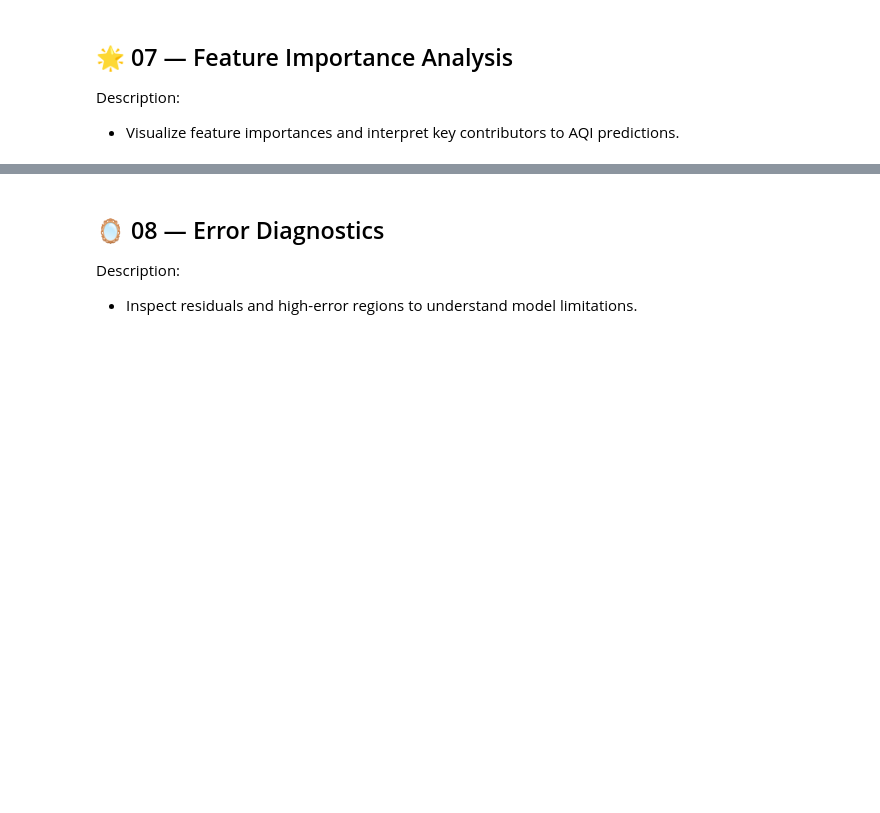
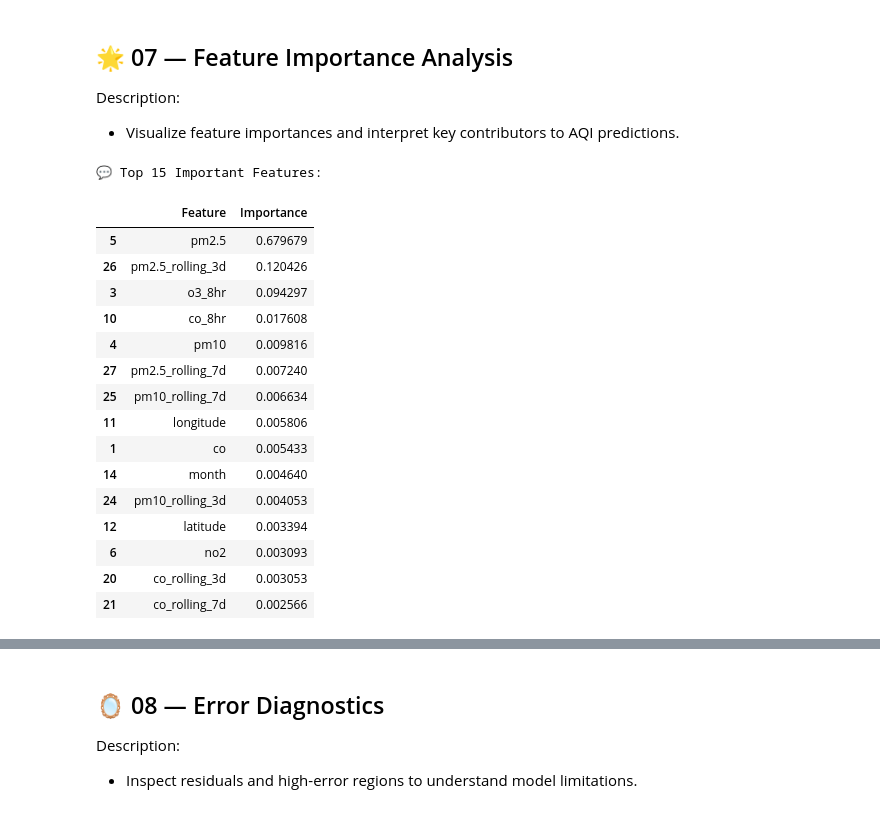
Before and after one commit to chgwyellow/air_pollution_analysis, a Jupyter notebook: notebook/04_nonlinear_modeling.ipynb, the cells around one changed output, grey strips where cells are left out. Cells and saved outputs as stored; diff of their text form; code cells hidden in the pictures; blank space fills up the shorter version.

```diff
--- a/notebook/04_nonlinear_modeling.ipynb
+++ b/notebook/04_nonlinear_modeling.ipynb
@@ -363,3 +363,30 @@ success(f"R² increased by   {r2_diff:.3f}")
 Description:
 
 - Visualize feature importances and interpret key contributors to AQI predictions.
+# %%
+# === 1. — Extract and Rank Feature Importances ===
+importance_df = pd.DataFrame({
+    "Feature": X_train.columns,
+    "Importance": rf_model.feature_importances_
+}).sort_values("Importance", ascending=False)
+
+info("Top 15 Important Features:")
+importance_df.head(15)
+# %% [output]
+💬 Top 15 Important Features:
+|  | Feature | Importance |
+| 5 | pm2.5 | 0.679679 |
+| 26 | pm2.5_rolling_3d | 0.120426 |
+| 3 | o3_8hr | 0.094297 |
+| 10 | co_8hr | 0.017608 |
+| 4 | pm10 | 0.009816 |
+| 27 | pm2.5_rolling_7d | 0.007240 |
+| 25 | pm10_rolling_7d | 0.006634 |
+| 11 | longitude | 0.005806 |
+| 1 | co | 0.005433 |
+| 14 | month | 0.004640 |
+| 24 | pm10_rolling_3d | 0.004053 |
+| 12 | latitude | 0.003394 |
+| 6 | no2 | 0.003093 |
+| 20 | co_rolling_3d | 0.003053 |
+| 21 | co_rolling_7d | 0.002566 |
```
Also changed, not shown: parts of 4 cells of this notebook.
